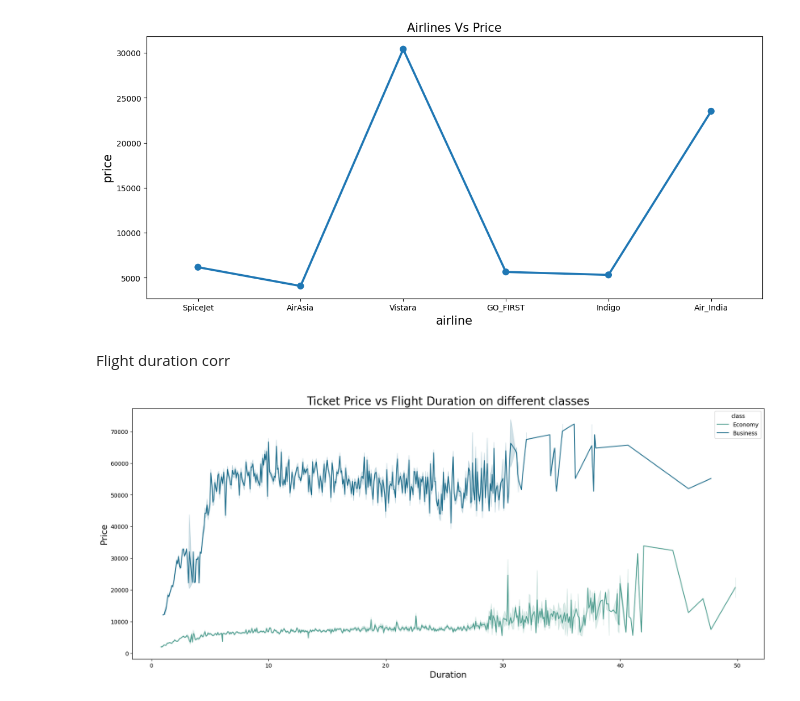
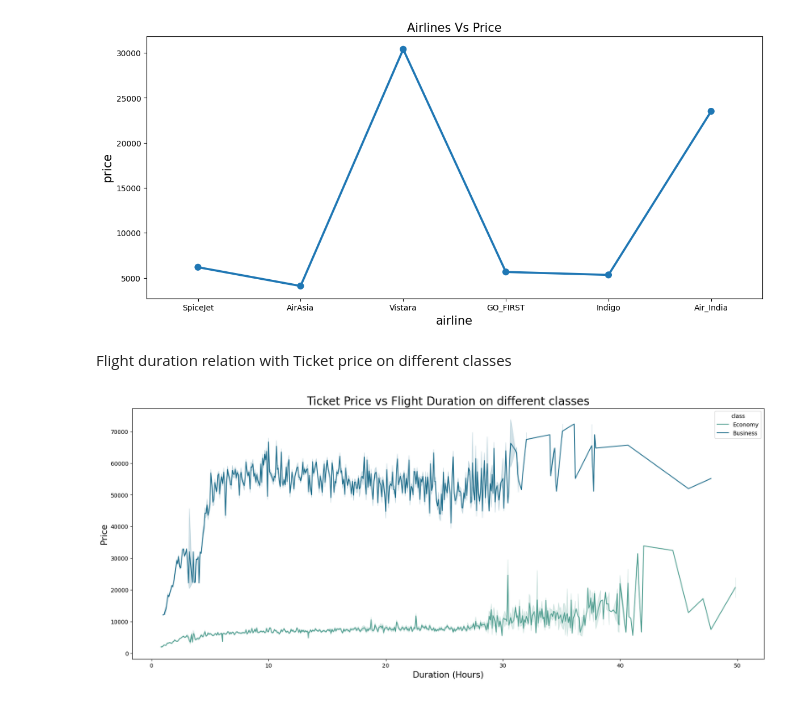
Before and after one commit to hungphanquocviet/flight-price-prediction, a Jupyter notebook: flight_price_notebook.ipynb, the cells around one changed output. Cells and saved outputs as stored; diff of their text form; code cells hidden in the pictures.

```diff
--- a/flight_price_notebook.ipynb
+++ b/flight_price_notebook.ipynb
@@ -224,14 +236,14 @@ sb.pointplot(x='airline',y='price',data=df)
 # %% [output]
 <AxesSubplot: title={'center': 'Airlines Vs Price'}, xlabel='airline', ylabel='price'>
 [figure]
-# %% [markdown]
-Flight duration corr
+# %% [markdown]
+Flight duration relation with Ticket price on different classes
 # %%
 plt.figure(figsize=(20,8))
 sb.lineplot(data=df,x='duration',y='price',hue='class',palette='crest')
 plt.title('Ticket Price vs Flight Duration on different classes',fontsize=20)
-plt.xlabel('Duration',fontsize=15)
+plt.xlabel('Duration (Hours)',fontsize=15)
 plt.ylabel('Price',fontsize=15)
 plt.show()
 # %% [output]
-[figure, old version]
+[figure, new version]
```
Also changed, not shown: parts of 11 cells of this notebook.
